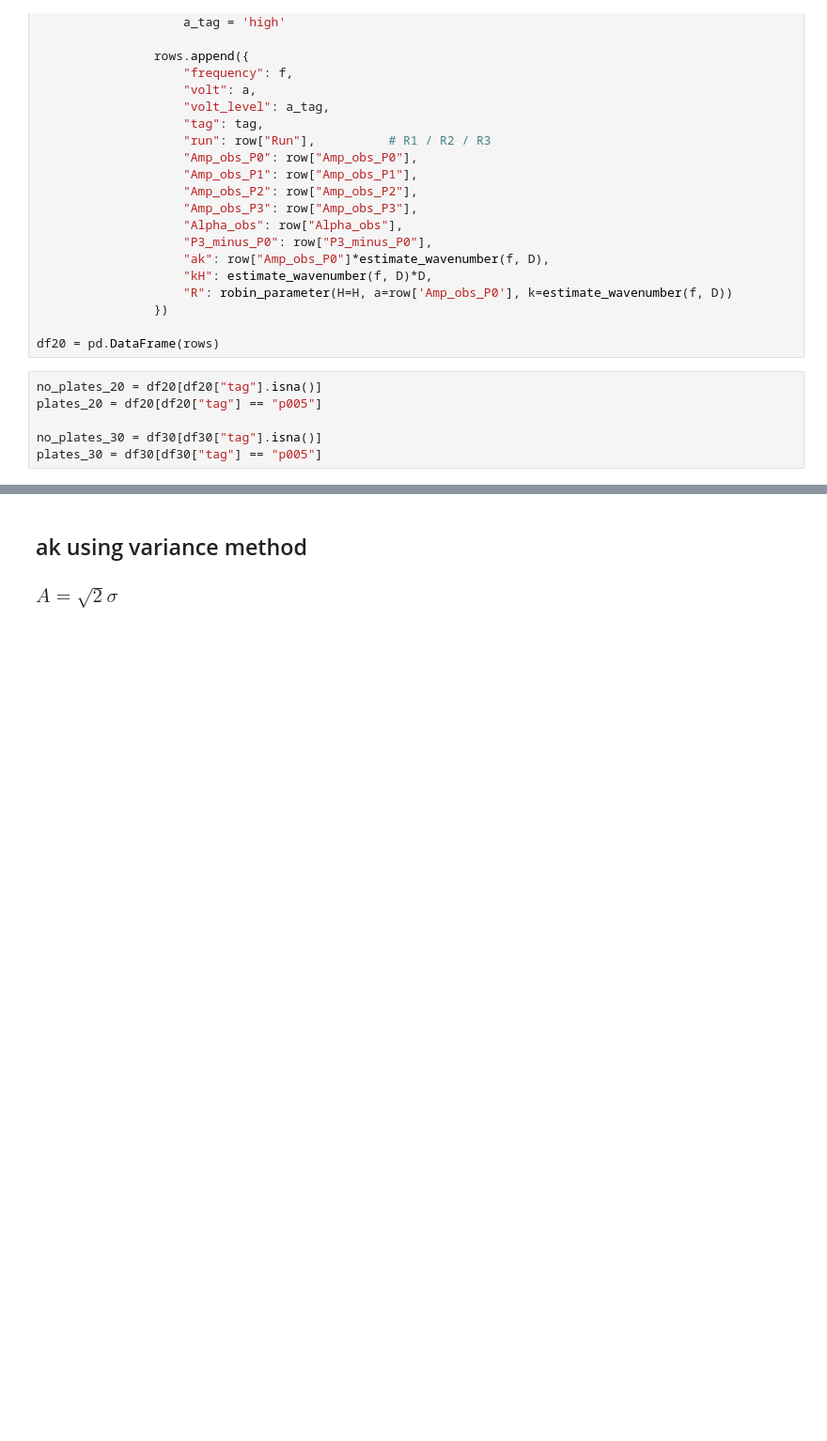
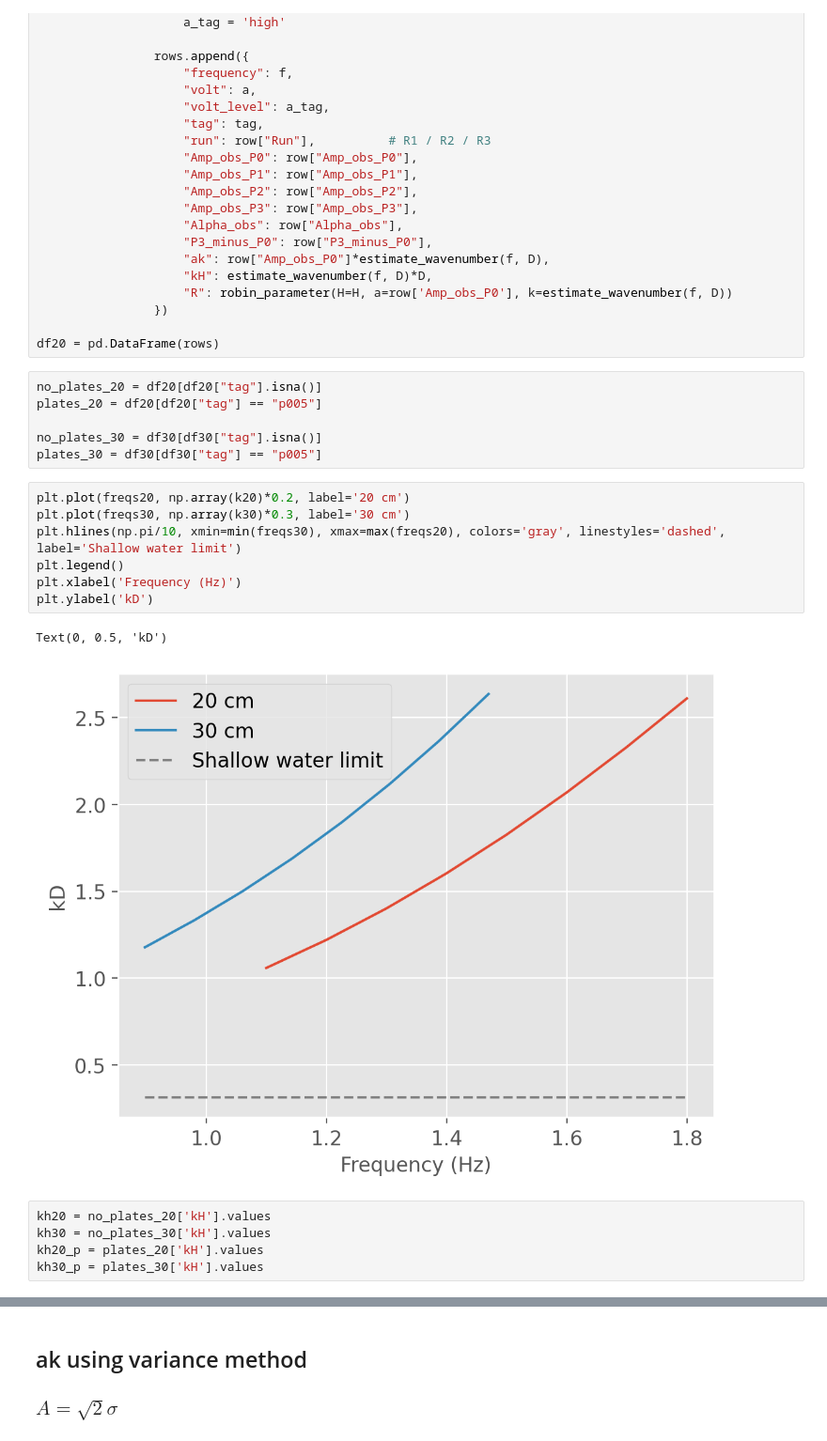
Before and after one commit to kjes4pres/Master_code, a Jupyter notebook: Lab/Probe_analysis/ak_scaling.ipynb, the cells around one changed output, grey strips where cells are left out. Shown at 94% size. Drawn from its saved outputs; the diff is of its cells as text; blank space fills up the shorter version.

```diff
--- a/Lab/Probe_analysis/ak_scaling.ipynb
+++ b/Lab/Probe_analysis/ak_scaling.ipynb
@@ -417,3 +487,18 @@ plates_20 = df20[df20["tag"] == "p005"]
 
 no_plates_30 = df30[df30["tag"].isna()]
 plates_30 = df30[df30["tag"] == "p005"]
+# %%
+plt.plot(freqs20, np.array(k20)*0.2, label='20 cm')
+plt.plot(freqs30, np.array(k30)*0.3, label='30 cm')
+plt.hlines(np.pi/10, xmin=min(freqs30), xmax=max(freqs20), colors='gray', linestyles='dashed', label='Shallow water limit')
+plt.legend()
+plt.xlabel('Frequency (Hz)')
+plt.ylabel('kD')
+# %% [output]
+Text(0, 0.5, 'kD')
+[figure, added]
+# %%
+kh20 = no_plates_20['kH'].values
+kh30 = no_plates_30['kH'].values
+kh20_p = plates_20['kH'].values
+kh30_p = plates_30['kH'].values
```
Also changed, not shown: parts of 11 cells of this notebook, 8 other files.
